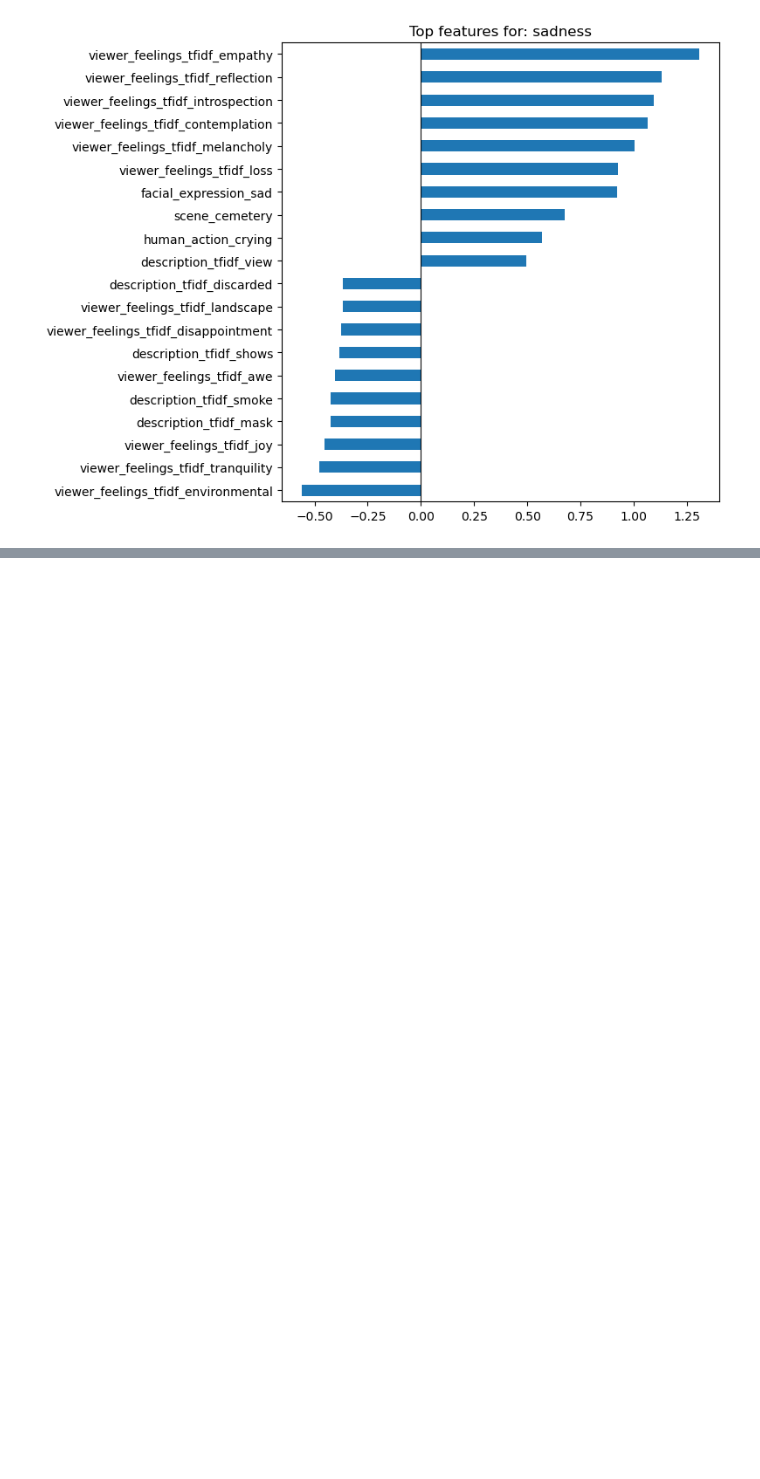
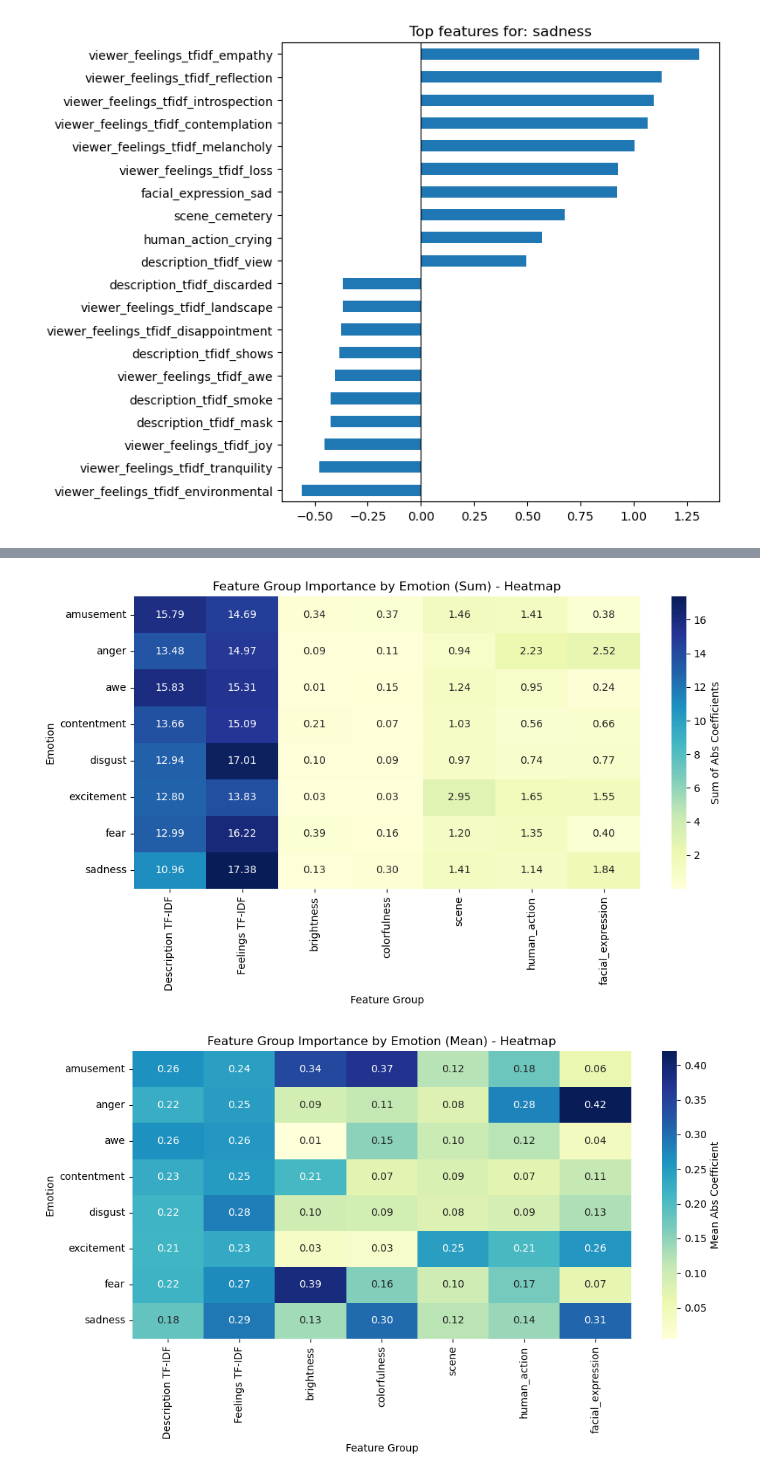
Before and after one commit to esteeliat/ml_for_neuro, a Jupyter notebook: final_project.ipynb, the cells around one changed output, grey strips where cells are left out. Saved outputs shown, nothing was run; the diff lists cells and outputs as text; code cells hidden in the pictures; blank space fills up the shorter version.

```diff
--- a/final_project.ipynb
+++ b/final_project.ipynb
@@ -907,3 +969,24 @@ plt.show()
+# %%
+import seaborn as sns
+
+plt.figure(figsize=(10, 6))
+sns.heatmap(group_importance_by_emotion_sum, annot=True, cmap="YlGnBu", fmt=".2f", cbar_kws={'label': 'Sum of Abs Coefficients'})
+plt.title('Feature Group Importance by Emotion (Sum) - Heatmap')
+plt.xlabel('Feature Group')
+plt.ylabel('Emotion')
+plt.tight_layout()
+plt.show()
+
+plt.figure(figsize=(10, 6))
+sns.heatmap(group_importance_by_emotion_mean, annot=True, cmap="YlGnBu", fmt=".2f", cbar_kws={'label': 'Mean Abs Coefficient'})
+plt.title('Feature Group Importance by Emotion (Mean) - Heatmap')
+plt.xlabel('Feature Group')
+plt.ylabel('Emotion')
+plt.tight_layout()
+plt.show()
+# %% [output]
+[figure, added]
+[figure, added]
 # %%
 # PART 2: Using embeddings
 
```
Also changed, not shown: parts of 10 cells of this notebook, 3 other files.
